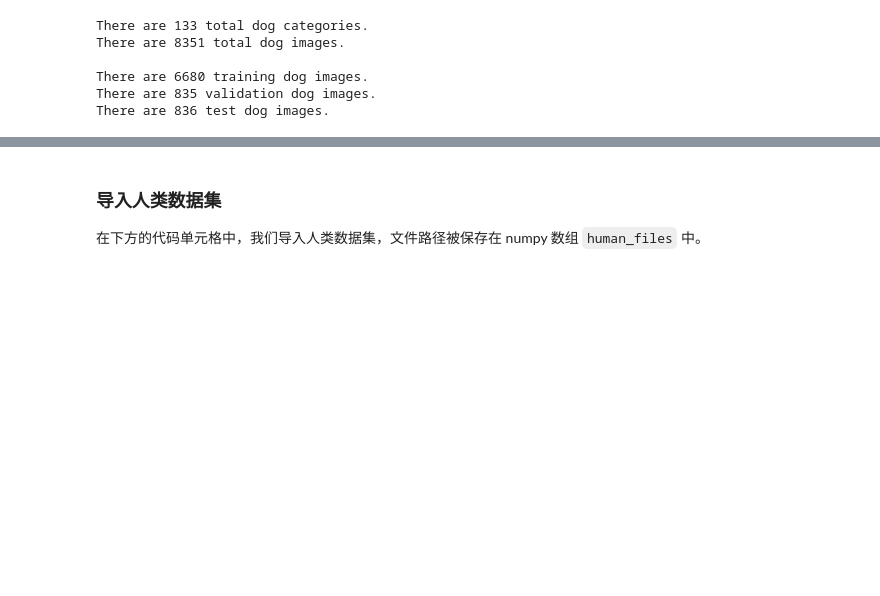
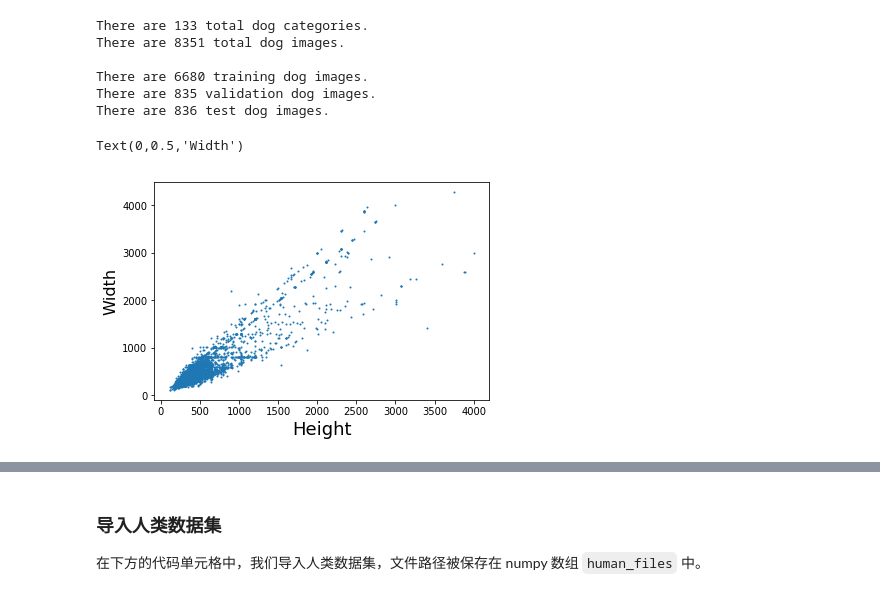
Before and after one commit to ddhgy/DogBreedClassifier, a Jupyter notebook: dog_app-zh.ipynb, the cells around one changed output, grey strips where cells are left out. Saved outputs shown, nothing was run; the diff lists cells and outputs as text; code cells hidden in the pictures; blank space fills up the shorter version.

```diff
--- a/dog_app-zh.ipynb
+++ b/dog_app-zh.ipynb
@@ -93,3 +93,21 @@ There are 8351 total dog images.
 There are 6680 training dog images.
 There are 835 validation dog images.
 There are 836 test dog images.
+# %%
+import cv2
+import matplotlib.pyplot as plt
+%matplotlib inline
+ht=[]
+wd=[]
+for i in range(0,len(train_files)):
+    img = cv2.imread(train_files[i])
+    height, width, channels = img.shape
+    ht.append(height)
+    wd.append(width)
+
+plt.scatter(ht,wd, s=1)
+plt.xlabel('Height', fontsize=18)
+plt.ylabel('Width', fontsize=16)
+# %% [output]
+Text(0,0.5,'Width')
+[figure, added]
```
Also changed, not shown: parts of 17 cells of this notebook, 2 other files.
